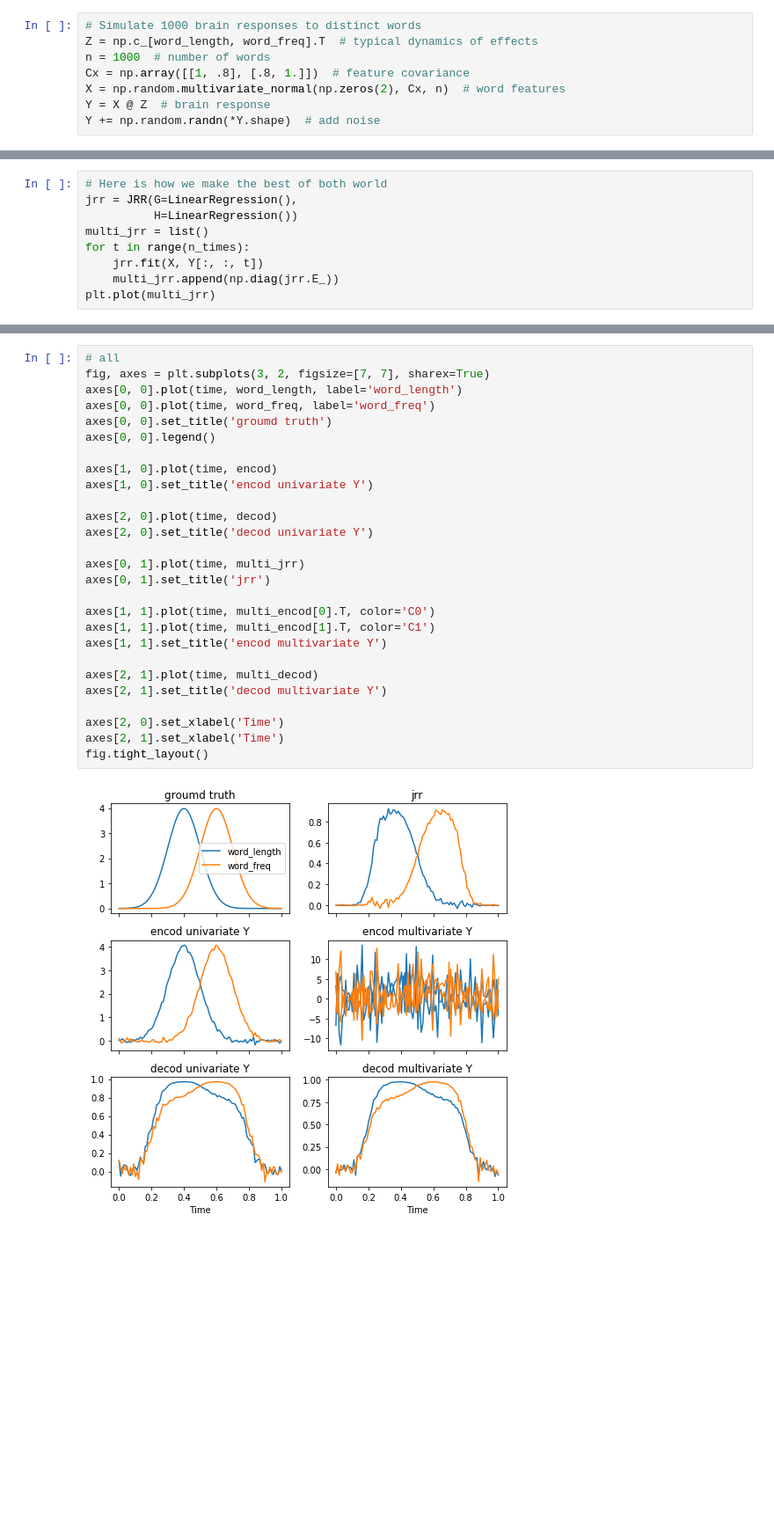
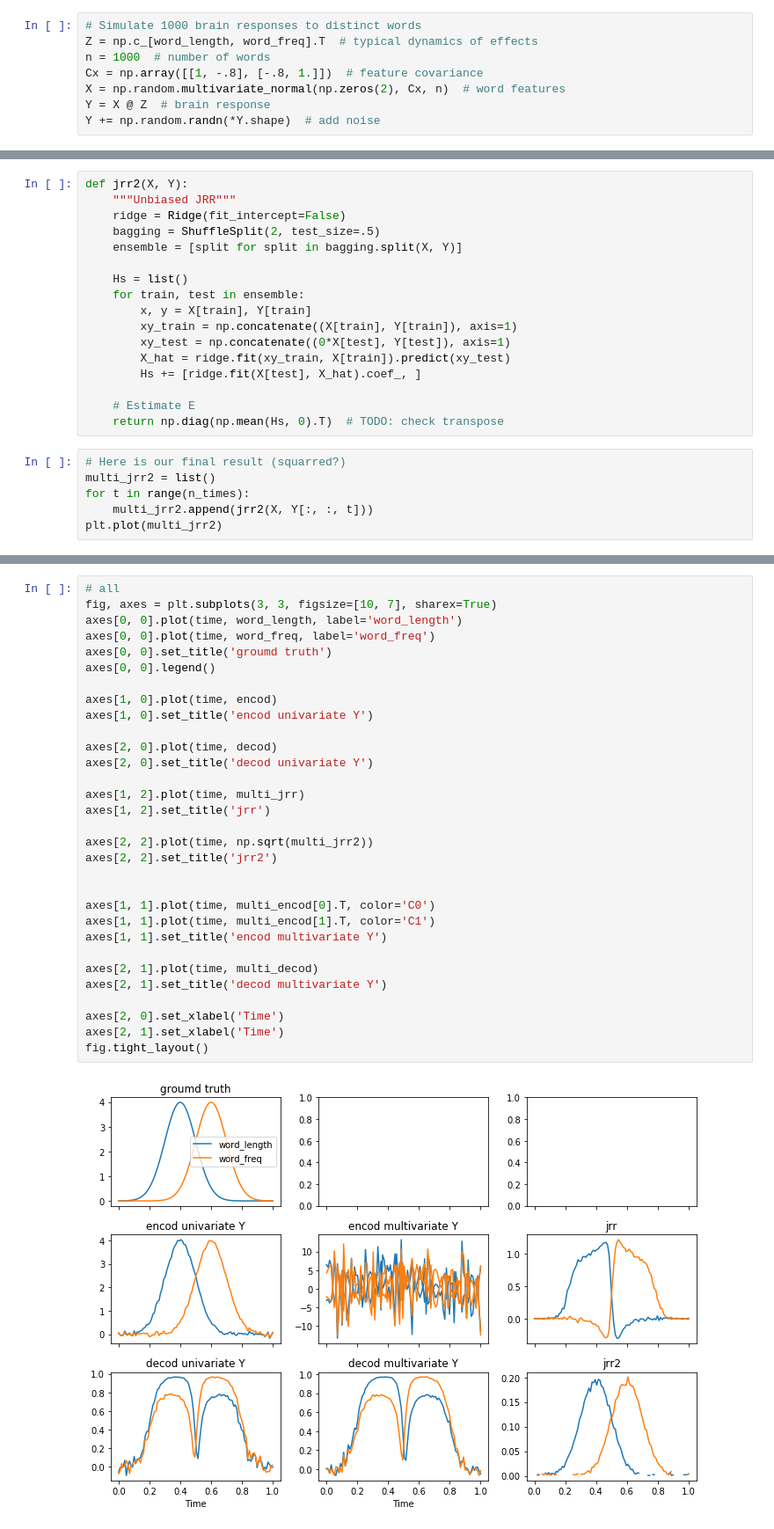
Before and after one commit to kingjr/b2b, a Jupyter notebook: code/pedogagical_example.ipynb, the cells around one changed output, grey strips where cells are left out. Shown: that part at 88% size. Cells and saved outputs as stored; diff of their text form; blank space fills up the shorter version.

Commit message:
new unbiased jrr

```diff
--- a/code/pedogagical_example.ipynb
+++ b/code/pedogagical_example.ipynb
@@ -28,7 +37,7 @@ plt.legend()
 # Simulate 1000 brain responses to distinct words
 Z = np.c_[word_length, word_freq].T  # typical dynamics of effects
 n = 1000  # number of words
-Cx = np.array([[1, .8], [.8, 1.]])  # feature covariance
+Cx = np.array([[1, -.8], [-.8, 1.]])  # feature covariance
 X = np.random.multivariate_normal(np.zeros(2), Cx, n)  # word features
 Y = X @ Z  # brain response
 Y += np.random.randn(*Y.shape)  # add noise
@@ -127,12 +161,26 @@ plt.plot(multi_decod)
+# %%
+def jrr2(X, Y):
+    """Unbiased JRR"""
+    ridge = Ridge(fit_intercept=False)
+    bagging = ShuffleSplit(2, test_size=.5)
+    ensemble = [split for split in bagging.split(X, Y)]
+
+    Hs = list()
+    for train, test in ensemble:
+        x, y = X[train], Y[train]
+        xy_train = np.concatenate((X[train], Y[train]), axis=1)
+        xy_test = np.concatenate((0*X[test], Y[test]), axis=1)
+        X_hat = ridge.fit(xy_train, X[train]).predict(xy_test)
+        Hs += [ridge.fit(X[test], X_hat).coef_, ]
+
+    # Estimate E
+    return np.diag(np.mean(Hs, 0).T)  # TODO: check transpose
 # %%
-# Here is how we make the best of both world
-jrr = JRR(G=LinearRegression(),
-          H=LinearRegression())
-multi_jrr = list()
+# Here is our final result (squarred?)
+multi_jrr2 = list()
 for t in range(n_times):
-    jrr.fit(X, Y[:, :, t])
-    multi_jrr.append(np.diag(jrr.E_))
-plt.plot(multi_jrr)
+    multi_jrr2.append(jrr2(X, Y[:, :, t]))
+plt.plot(multi_jrr2)
 # %% [output]
 [<matplotlib.lines.Line2D at 0x...>,
  <matplotlib.lines.Line2D at 0x...>]
@@ -140,29 +188,33 @@ plt.plot(multi_jrr)
 # %%
 # all
-fig, axes = plt.subplots(3, 2, figsize=[7, 7], sharex=True)
+fig, axes = plt.subplots(3, 3, figsize=[10, 7], sharex=True)
 axes[0, 0].plot(time, word_length, label='word_length')
 axes[0, 0].plot(time, word_freq, label='word_freq')
 axes[0, 0].set_title('groumd truth')
 axes[0, 0].legend()
 
 axes[1, 0].plot(time, encod)
 axes[1, 0].set_title('encod univariate Y')
 
 axes[2, 0].plot(time, decod)
 axes[2, 0].set_title('decod univariate Y')
 
-axes[0, 1].plot(time, multi_jrr)
-axes[0, 1].set_title('jrr')
+axes[1, 2].plot(time, multi_jrr)
+axes[1, 2].set_title('jrr')
+
+axes[2, 2].plot(time, np.sqrt(multi_jrr2))
+axes[2, 2].set_title('jrr2')
+
 
 axes[1, 1].plot(time, multi_encod[0].T, color='C0')
 axes[1, 1].plot(time, multi_encod[1].T, color='C1')
 axes[1, 1].set_title('encod multivariate Y')
 
 axes[2, 1].plot(time, multi_decod)
 axes[2, 1].set_title('decod multivariate Y')
 
 axes[2, 0].set_xlabel('Time')
 axes[2, 1].set_xlabel('Time')
 fig.tight_layout()
 # %% [output]
-[figure, old version]
+[figure, new version]
```
Also changed, not shown: parts of 8 cells of this notebook.
